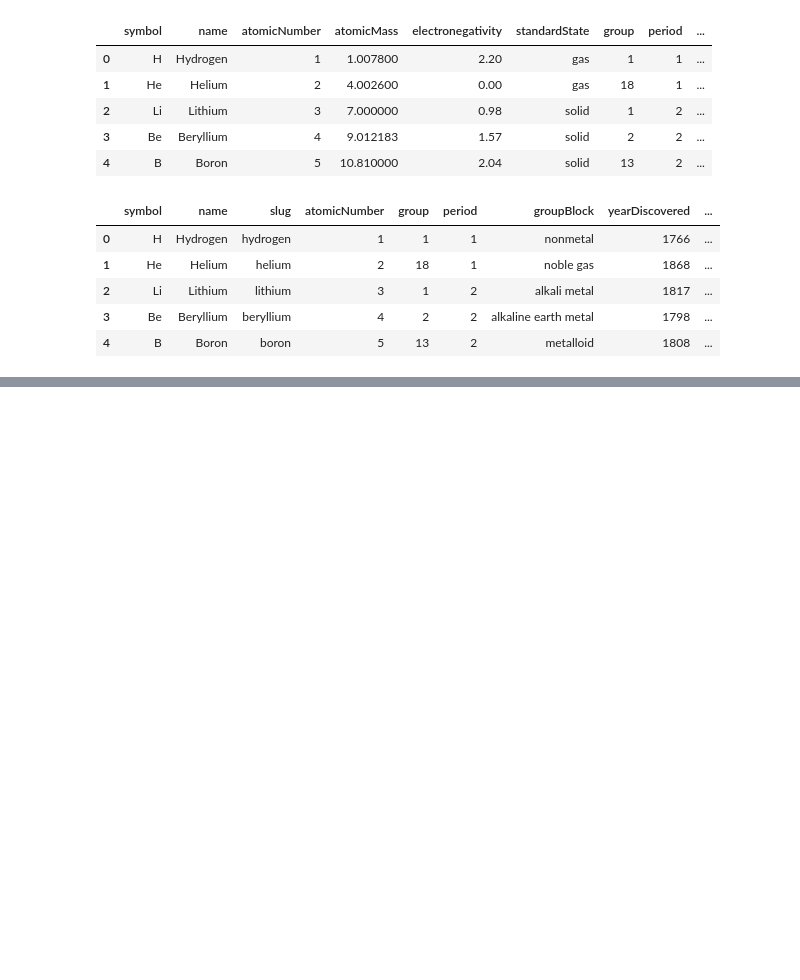
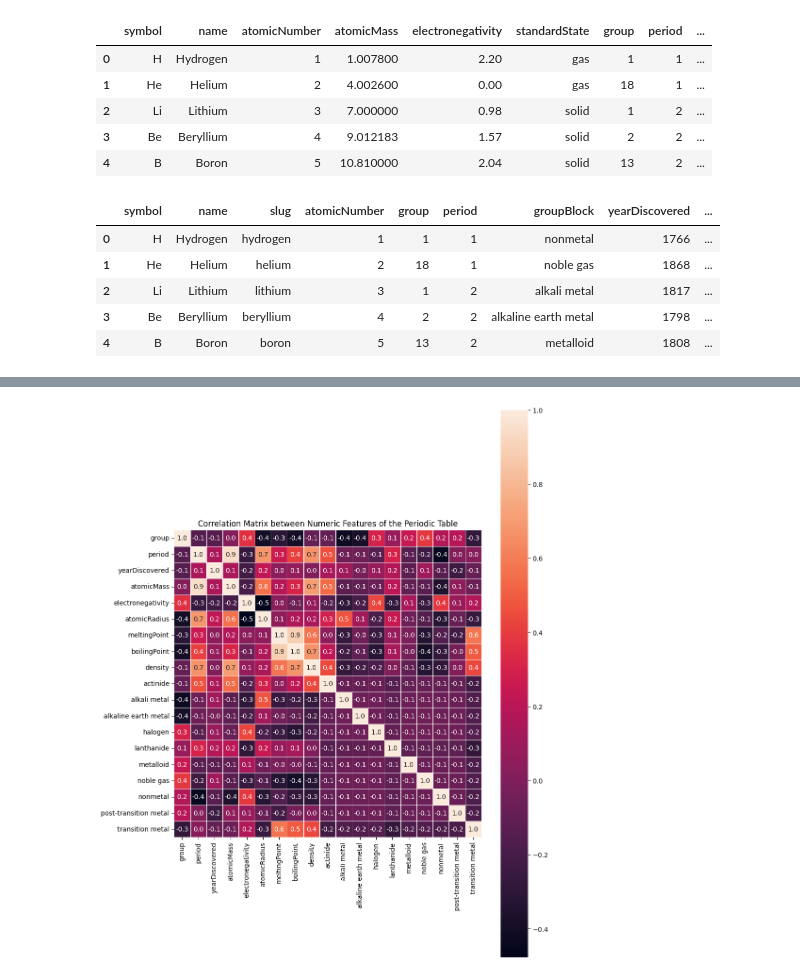
Before and after one commit to Mikayla-ds2/elemental, a Jupyter notebook: eda.ipynb, the cells around one changed output, grey strips where cells are left out. Saved outputs shown, nothing was run; the diff lists cells and outputs as text; code cells hidden in the pictures; blank space fills up the shorter version.

```diff
--- a/eda.ipynb
+++ b/eda.ipynb
@@ -45,0 +139,5 @@ data.to_csv('elements.csv')
+# %%
+ohe_groupBlock = pd.get_dummies(dataset['groupBlock'])
+# %%
+numeric = pd.concat([numeric, ohe_groupBlock], axis='columns')
+numeric.head()
@@ -45,0 +151,9 @@ data.to_csv('elements.csv')
+# %%
+cm = numeric.corr()
+plt.figure(figsize=(10, 12))
+sns.heatmap(cm, annot=True, fmt='.1f', square=True, linewidths=0.5)
+plt.title('Correlation Matrix between Numeric Features of the Periodic Table')
+plt.tight_layout()
+plt.show()
+# %% [output]
+[figure, added]
```
Also changed, not shown: parts of 17 cells of this notebook.
